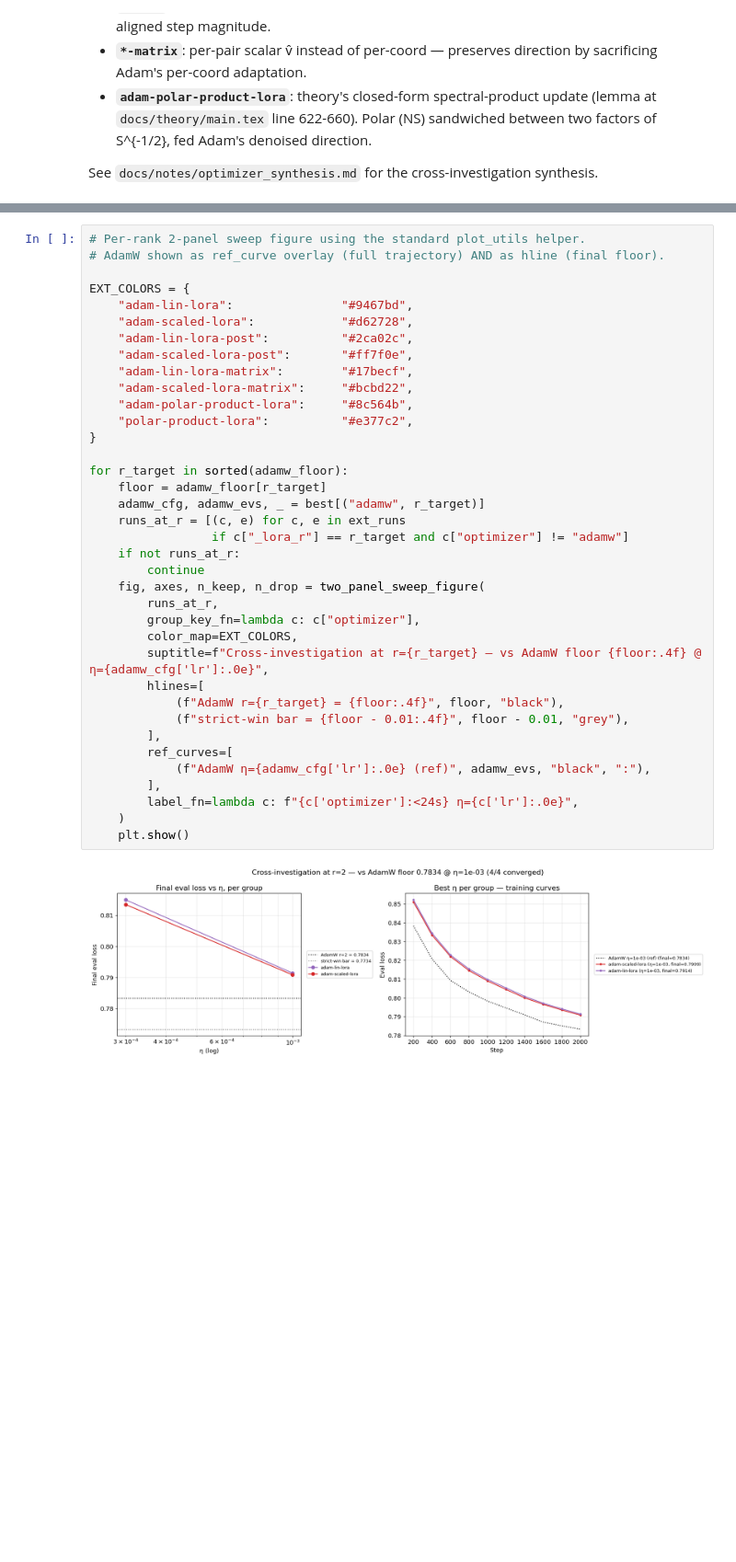
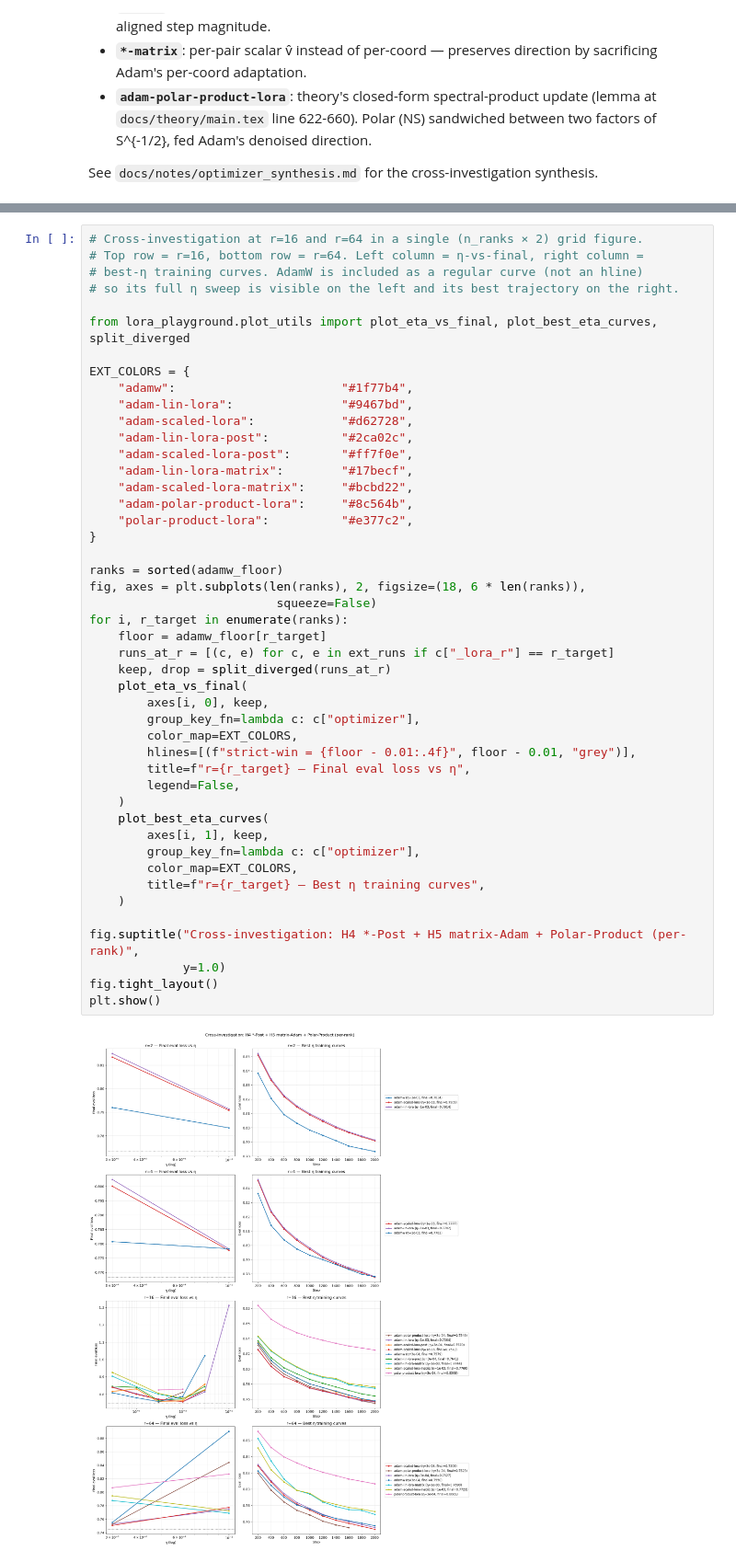
Before and after one commit to nikhilgsh/lora-optimizers, a Jupyter notebook: notebooks/sweep_analysis.ipynb, the cells around one changed output, grey strips where cells are left out. Shown at 92% size. Drawn from its saved outputs; the diff is of its cells as text; blank space fills up the shorter version.

```diff
--- a/notebooks/sweep_analysis.ipynb
+++ b/notebooks/sweep_analysis.ipynb
@@ -491,39 +491,48 @@ rank  optimizer                        best η    final          Δ  vs same-ran
 # %%
-# Per-rank 2-panel sweep figure using the standard plot_utils helper.
-# AdamW shown as ref_curve overlay (full trajectory) AND as hline (final floor).
+# Cross-investigation at r=16 and r=64 in a single (n_ranks × 2) grid figure.
+# Top row = r=16, bottom row = r=64. Left column = η-vs-final, right column =
+# best-η training curves. AdamW is included as a regular curve (not an hline)
+# so its full η sweep is visible on the left and its best trajectory on the right.
+
+from lora_playground.plot_utils import plot_eta_vs_final, plot_best_eta_curves, split_diverged
 
 EXT_COLORS = {
+    "adamw":                       "#1f77b4",
     "adam-lin-lora":               "#9467bd",
     "adam-scaled-lora":            "#d62728",
     "adam-lin-lora-post":          "#2ca02c",
     "adam-scaled-lora-post":       "#ff7f0e",
     "adam-lin-lora-matrix":        "#17becf",
     "adam-scaled-lora-matrix":     "#bcbd22",
     "adam-polar-product-lora":     "#8c564b",
     "polar-product-lora":          "#e377c2",
 }
 
-for r_target in sorted(adamw_floor):
+ranks = sorted(adamw_floor)
+fig, axes = plt.subplots(len(ranks), 2, figsize=(18, 6 * len(ranks)),
+                          squeeze=False)
+for i, r_target in enumerate(ranks):
     floor = adamw_floor[r_target]
-    adamw_cfg, adamw_evs, _ = best[("adamw", r_target)]
-    runs_at_r = [(c, e) for c, e in ext_runs
-                 if c["_lora_r"] == r_target and c["optimizer"] != "adamw"]
-    if not runs_at_r:
-        continue
-    fig, axes, n_keep, n_drop = two_panel_sweep_figure(
-        runs_at_r,
+    runs_at_r = [(c, e) for c, e in ext_runs if c["_lora_r"] == r_target]
+    keep, drop = split_diverged(runs_at_r)
+    plot_eta_vs_final(
+        axes[i, 0], keep,
         group_key_fn=lambda c: c["optimizer"],
         color_map=EXT_COLORS,
-        suptitle=f"Cross-investigation at r={r_target} — vs AdamW floor {floor:.4f} @ η={adamw_cfg['lr']:.0e}",
-        hlines=[
-            (f"AdamW r={r_target} = {floor:.4f}", floor, "black"),
-            (f"strict-win bar = {floor - 0.01:.4f}", floor - 0.01, "grey"),
-        ],
-        ref_curves=[
-            (f"AdamW η={adamw_cfg['lr']:.0e} (ref)", adamw_evs, "black", ":"),
-        ],
-        label_fn=lambda c: f"{c['optimizer']:<24s} η={c['lr']:.0e}",
+        hlines=[(f"strict-win = {floor - 0.01:.4f}", floor - 0.01, "grey")],
+        title=f"r={r_target} — Final eval loss vs η",
+        legend=False,
     )
-    plt.show()
+    plot_best_eta_curves(
+        axes[i, 1], keep,
+        group_key_fn=lambda c: c["optimizer"],
+        color_map=EXT_COLORS,
+        title=f"r={r_target} — Best η training curves",
+    )
+
+fig.suptitle("Cross-investigation: H4 *-Post + H5 matrix-Adam + Polar-Product (per-rank)",
+             y=1.0)
+fig.tight_layout()
+plt.show()
 # %% [output]
-[figure, old version]
+[figure, new version]
```
Also changed, not shown: parts of 8 cells of this notebook, 1 other file.
